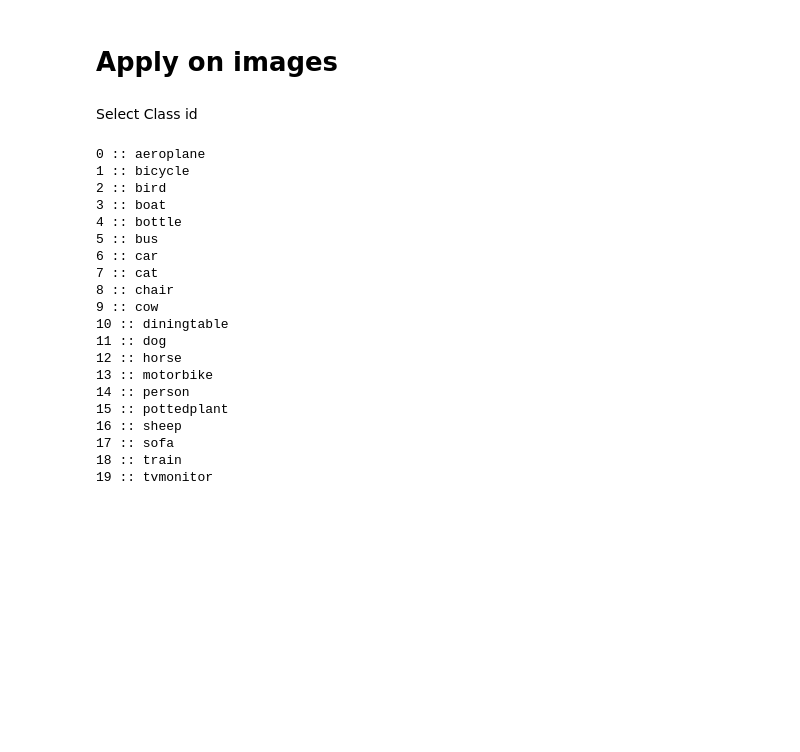
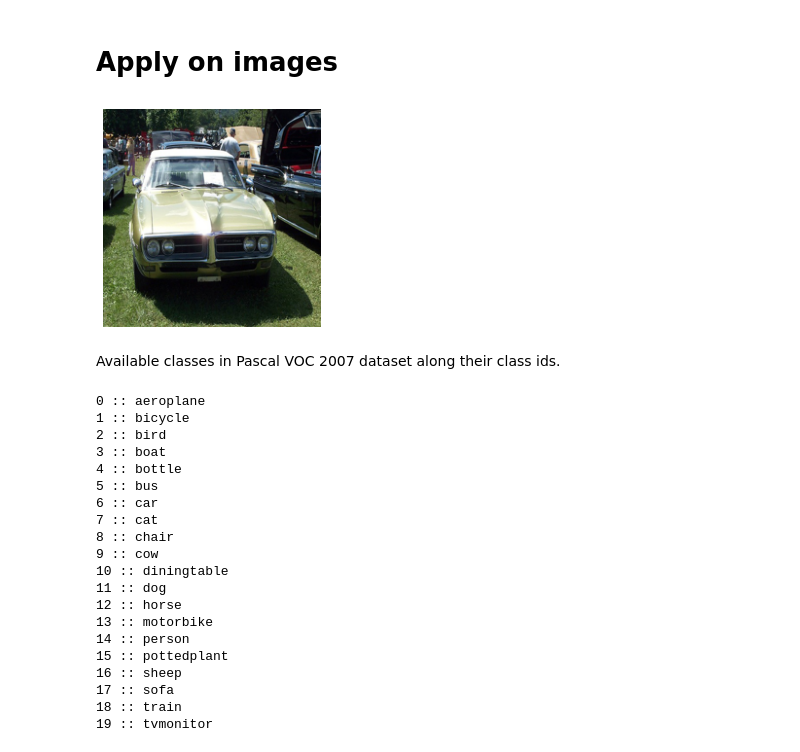
Before and after one commit to smstrzd/IntegratedGradCAM, a Jupyter notebook: Integrated_Grad_CAM.ipynb, the cells around one changed output. Drawn from its saved outputs; the diff is of its cells as text; code cells hidden in the pictures; blank space fills up the shorter version.

```diff
--- a/Integrated_Grad_CAM.ipynb
+++ b/Integrated_Grad_CAM.ipynb
@@ -2,0 +52,8 @@
+# %%
+#@title Import model {run:'auto'}
+
+model_arch = "resnet50" #@param ['vgg16', 'resnet50']
+model=torchray.benchmark.models.get_model(arch=model_arch, dataset="voc", convert_to_fully_convolutional=False)
+
+device = torch.device('cuda:0')
+model=model.to(device)
@@ -56,6 +337,0 @@ from torchray.attribution.grad_cam import grad_cam
-# %%
-#@title Select device {run:'auto'}
-cuda_select = "True" #@param ['True', 'False']
-use_cuda=True if cuda_select=='True' else False
-device = torch.device('cuda:0' if use_cuda else 'cpu')
-#print(device)
@@ -480,5 +354,3 @@ def integrated_gradcam(model, input, saliency_layer, target, baseline=None, num_
     return cv2.resize(ex[0],(224,224))
 # %% [markdown]
 # Apply on images
-# %% [markdown]
-Select Class id
@@ -485 +379,18 @@ Select Class id
+# %%
+'''
+  Load Image
+'''
+
+img_path = '/content/drive/My Drive/Images/006757.jpg'  # Provide image path here
+
+image_PIL = Image.open(img_path)
+image_torch=imread(img_path, resize=(224, 224), to_rgb=True).unsqueeze(0)
+image_torch=image_torch.to(device)
+
+plt.axis('off')
+plt.imshow(image_PIL.resize((224,224)));
+# %% [output]
+[figure, added]
+# %% [markdown]
+Available classes in Pascal VOC 2007 dataset along their class ids.
 # %%
```
Also changed, not shown: parts of 32 cells of this notebook.
